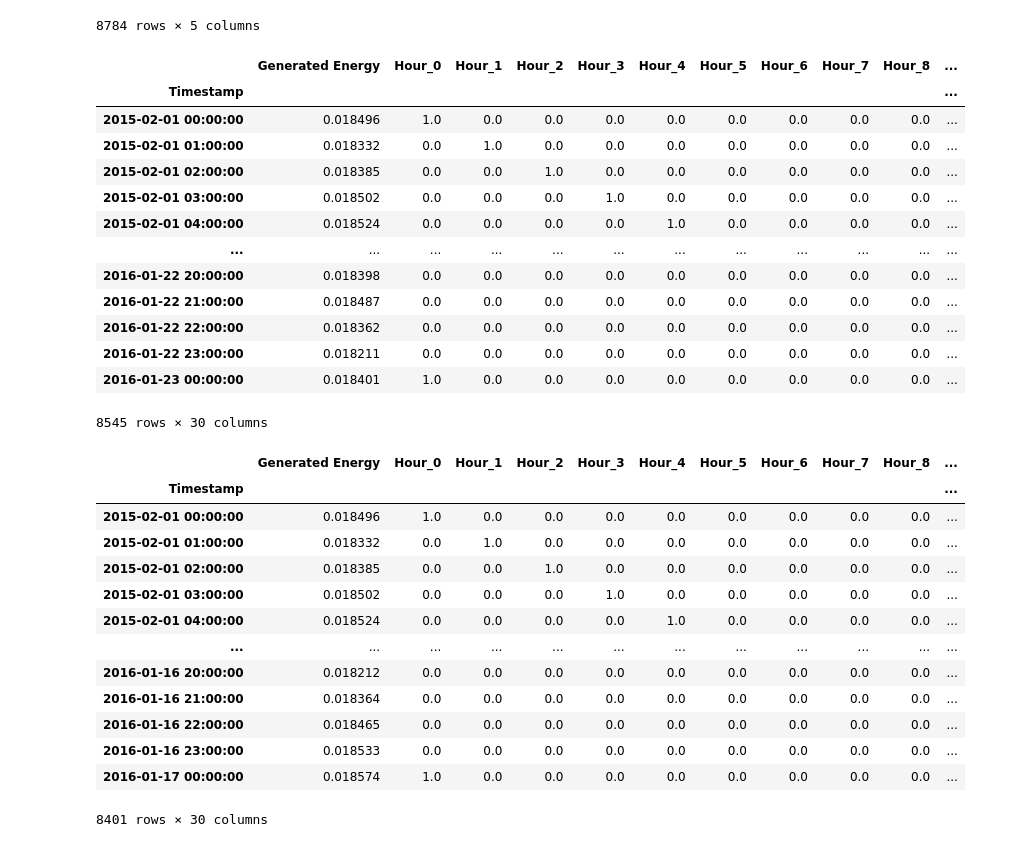
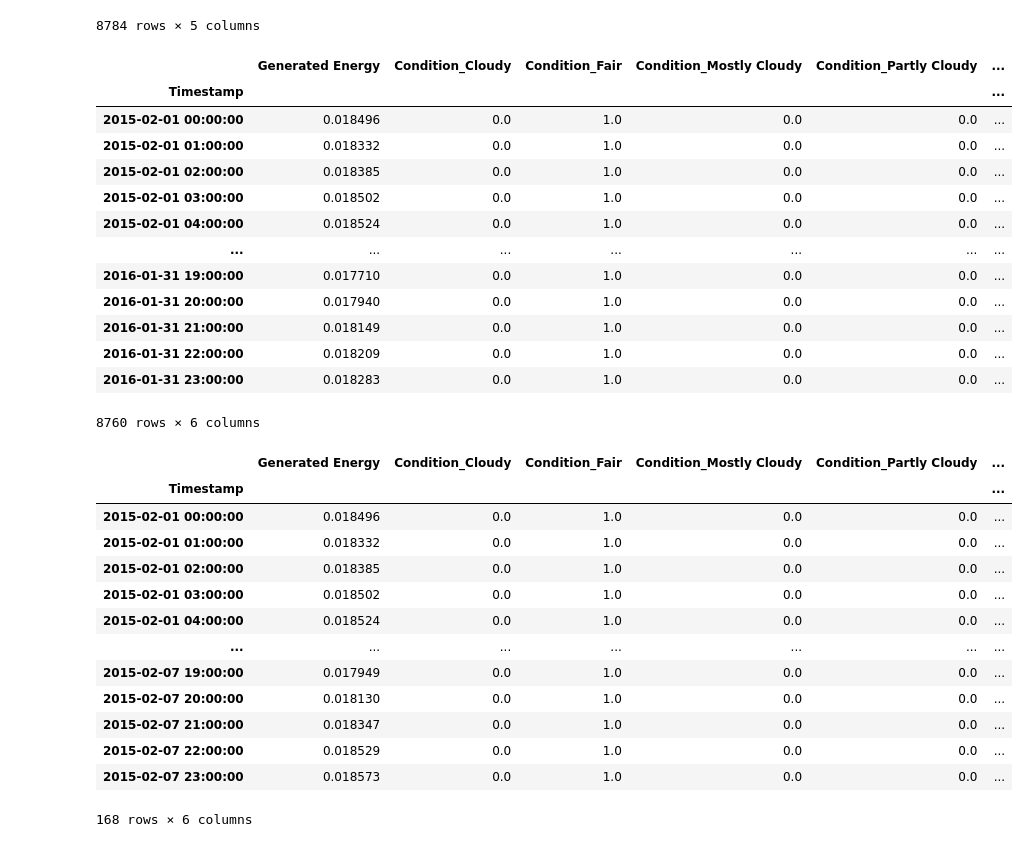
Before and after one commit to Divixity/Datavidenskab-P6, a Jupyter notebook: Development/SARIMAX_production.ipynb, the cells around one changed output. Cells and saved outputs as stored; diff of their text form; code cells hidden in the pictures.

```diff
--- a/Development/SARIMAX_production.ipynb
+++ b/Development/SARIMAX_production.ipynb
@@ -374,5 +391,5 @@ fig.show()
 #### Calculate seasonal difference
 # %%
 # Calculate the seasonal difference as a daily seasonality.
-gen_df["Seasonal Difference"] = gen_df["Generated Energy"] - gen_df["Generated Energy"].shift(24)
-gen_df
+# gen_df["Seasonal Difference"] = gen_df["Generated Energy"] - gen_df["Generated Energy"].shift(24)
+# gen_df
@@ -575,43 +648,43 @@ exog_df = gen_df_no_changes.join(df_ohe)
 exog_df.set_index('Timestamp', inplace=True)
 exog_df
 # %% [output]
-|  | Generated Energy | Hour_0 | Hour_1 | Hour_2 | Hour_3 | Hour_4 | Hour_5 | Hour_6 | Hour_7 | Hour_8 | ... |
-| Timestamp |  |  |  |  |  |  |  |  |  |  | ... |
-| 2015-02-01 00:00:00 | 0.018496 | 1.0 | 0.0 | 0.0 | 0.0 | 0.0 | 0.0 | 0.0 | 0.0 | 0.0 | ... |
-| 2015-02-01 01:00:00 | 0.018332 | 0.0 | 1.0 | 0.0 | 0.0 | 0.0 | 0.0 | 0.0 | 0.0 | 0.0 | ... |
-| 2015-02-01 02:00:00 | 0.018385 | 0.0 | 0.0 | 1.0 | 0.0 | 0.0 | 0.0 | 0.0 | 0.0 | 0.0 | ... |
-| 2015-02-01 03:00:00 | 0.018502 | 0.0 | 0.0 | 0.0 | 1.0 | 0.0 | 0.0 | 0.0 | 0.0 | 0.0 | ... |
-| 2015-02-01 04:00:00 | 0.018524 | 0.0 | 0.0 | 0.0 | 0.0 | 1.0 | 0.0 | 0.0 | 0.0 | 0.0 | ... |
-| ... | ... | ... | ... | ... | ... | ... | ... | ... | ... | ... | ... |
-| 2016-01-22 20:00:00 | 0.018398 | 0.0 | 0.0 | 0.0 | 0.0 | 0.0 | 0.0 | 0.0 | 0.0 | 0.0 | ... |
-| 2016-01-22 21:00:00 | 0.018487 | 0.0 | 0.0 | 0.0 | 0.0 | 0.0 | 0.0 | 0.0 | 0.0 | 0.0 | ... |
-| 2016-01-22 22:00:00 | 0.018362 | 0.0 | 0.0 | 0.0 | 0.0 | 0.0 | 0.0 | 0.0 | 0.0 | 0.0 | ... |
-| 2016-01-22 23:00:00 | 0.018211 | 0.0 | 0.0 | 0.0 | 0.0 | 0.0 | 0.0 | 0.0 | 0.0 | 0.0 | ... |
-| 2016-01-23 00:00:00 | 0.018401 | 1.0 | 0.0 | 0.0 | 0.0 | 0.0 | 0.0 | 0.0 | 0.0 | 0.0 | ... |
+|  | Generated Energy | Condition_Cloudy | Condition_Fair | Condition_Mostly Cloudy | Condition_Partly Cloudy | ... |
+| Timestamp |  |  |  |  |  | ... |
+| 2015-02-01 00:00:00 | 0.018496 | 0.0 | 1.0 | 0.0 | 0.0 | ... |
+| 2015-02-01 01:00:00 | 0.018332 | 0.0 | 1.0 | 0.0 | 0.0 | ... |
+| 2015-02-01 02:00:00 | 0.018385 | 0.0 | 1.0 | 0.0 | 0.0 | ... |
+| 2015-02-01 03:00:00 | 0.018502 | 0.0 | 1.0 | 0.0 | 0.0 | ... |
+| 2015-02-01 04:00:00 | 0.018524 | 0.0 | 1.0 | 0.0 | 0.0 | ... |
+| ... | ... | ... | ... | ... | ... | ... |
+| 2016-01-31 19:00:00 | 0.017710 | 0.0 | 1.0 | 0.0 | 0.0 | ... |
+| 2016-01-31 20:00:00 | 0.017940 | 0.0 | 1.0 | 0.0 | 0.0 | ... |
+| 2016-01-31 21:00:00 | 0.018149 | 0.0 | 1.0 | 0.0 | 0.0 | ... |
+| 2016-01-31 22:00:00 | 0.018209 | 0.0 | 1.0 | 0.0 | 0.0 | ... |
+| 2016-01-31 23:00:00 | 0.018283 | 0.0 | 1.0 | 0.0 | 0.0 | ... |
-8545 rows × 30 columns
+8760 rows × 6 columns
 # %%
-exog_train = exog_df[: int(len(gen_df)* 0.7)]
+exog_train = exog_df[: 24*7] #  exog_df[: int(len(gen_df)* 0.7)]
 exog_validation = exog_df[int(len(gen_df)* 0.7) : int(len(gen_df)* 0.9)]
 exog_test = exog_df[int(len(gen_df)* 0.9) : ]
 
 exog_train_validation = pd.concat([exog_train, exog_validation])
 
 exog_train
 # %% [output]
-|  | Generated Energy | Hour_0 | Hour_1 | Hour_2 | Hour_3 | Hour_4 | Hour_5 | Hour_6 | Hour_7 | Hour_8 | ... |
-| Timestamp |  |  |  |  |  |  |  |  |  |  | ... |
-| 2015-02-01 00:00:00 | 0.018496 | 1.0 | 0.0 | 0.0 | 0.0 | 0.0 | 0.0 | 0.0 | 0.0 | 0.0 | ... |
-| 2015-02-01 01:00:00 | 0.018332 | 0.0 | 1.0 | 0.0 | 0.0 | 0.0 | 0.0 | 0.0 | 0.0 | 0.0 | ... |
-| 2015-02-01 02:00:00 | 0.018385 | 0.0 | 0.0 | 1.0 | 0.0 | 0.0 | 0.0 | 0.0 | 0.0 | 0.0 | ... |
-| 2015-02-01 03:00:00 | 0.018502 | 0.0 | 0.0 | 0.0 | 1.0 | 0.0 | 0.0 | 0.0 | 0.0 | 0.0 | ... |
-| 2015-02-01 04:00:00 | 0.018524 | 0.0 | 0.0 | 0.0 | 0.0 | 1.0 | 0.0 | 0.0 | 0.0 | 0.0 | ... |
-| ... | ... | ... | ... | ... | ... | ... | ... | ... | ... | ... | ... |
-| 2016-01-16 20:00:00 | 0.018212 | 0.0 | 0.0 | 0.0 | 0.0 | 0.0 | 0.0 | 0.0 | 0.0 | 0.0 | ... |
-| 2016-01-16 21:00:00 | 0.018364 | 0.0 | 0.0 | 0.0 | 0.0 | 0.0 | 0.0 | 0.0 | 0.0 | 0.0 | ... |
-| 2016-01-16 22:00:00 | 0.018465 | 0.0 | 0.0 | 0.0 | 0.0 | 0.0 | 0.0 | 0.0 | 0.0 | 0.0 | ... |
-| 2016-01-16 23:00:00 | 0.018533 | 0.0 | 0.0 | 0.0 | 0.0 | 0.0 | 0.0 | 0.0 | 0.0 | 0.0 | ... |
-| 2016-01-17 00:00:00 | 0.018574 | 1.0 | 0.0 | 0.0 | 0.0 | 0.0 | 0.0 | 0.0 | 0.0 | 0.0 | ... |
+|  | Generated Energy | Condition_Cloudy | Condition_Fair | Condition_Mostly Cloudy | Condition_Partly Cloudy | ... |
+| Timestamp |  |  |  |  |  | ... |
+| 2015-02-01 00:00:00 | 0.018496 | 0.0 | 1.0 | 0.0 | 0.0 | ... |
+| 2015-02-01 01:00:00 | 0.018332 | 0.0 | 1.0 | 0.0 | 0.0 | ... |
+| 2015-02-01 02:00:00 | 0.018385 | 0.0 | 1.0 | 0.0 | 0.0 | ... |
+| 2015-02-01 03:00:00 | 0.018502 | 0.0 | 1.0 | 0.0 | 0.0 | ... |
+| 2015-02-01 04:00:00 | 0.018524 | 0.0 | 1.0 | 0.0 | 0.0 | ... |
+| ... | ... | ... | ... | ... | ... | ... |
+| 2015-02-07 19:00:00 | 0.017949 | 0.0 | 1.0 | 0.0 | 0.0 | ... |
+| 2015-02-07 20:00:00 | 0.018130 | 0.0 | 1.0 | 0.0 | 0.0 | ... |
+| 2015-02-07 21:00:00 | 0.018347 | 0.0 | 1.0 | 0.0 | 0.0 | ... |
+| 2015-02-07 22:00:00 | 0.018529 | 0.0 | 1.0 | 0.0 | 0.0 | ... |
+| 2015-02-07 23:00:00 | 0.018573 | 0.0 | 1.0 | 0.0 | 0.0 | ... |
-8401 rows × 30 columns
+168 rows × 6 columns
 # %%
 exog_attributes = list(exog_df.columns)[1:]
 exog_attributes
```
Also changed, not shown: parts of 18 cells of this notebook.
